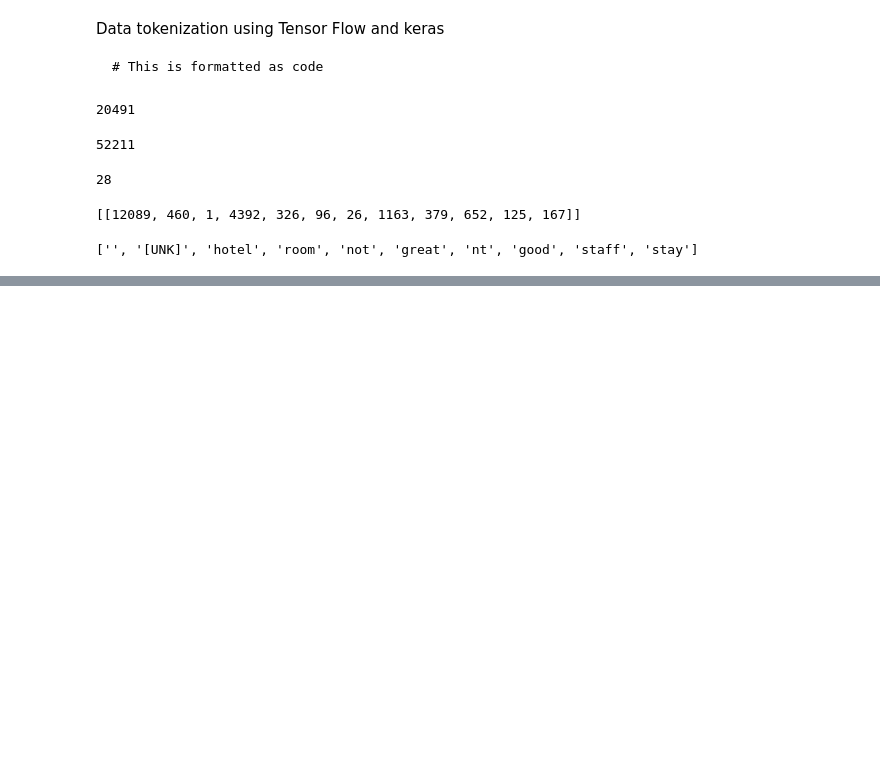
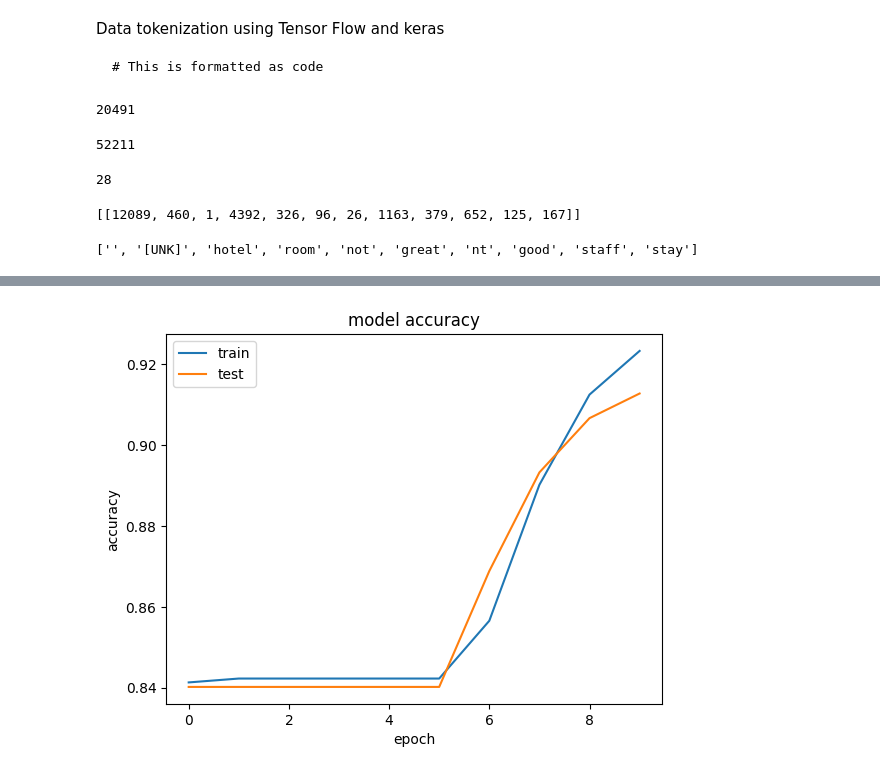
Before and after one commit to Khushbu1985/GenerativeAI, a Jupyter notebook: Embeddings_Sentiments.ipynb, the cells around one changed output, grey strips where cells are left out. Cells and saved outputs as stored; diff of their text form; code cells hidden in the pictures; blank space fills up the shorter version.

```diff
--- a/Embeddings_Sentiments.ipynb
+++ b/Embeddings_Sentiments.ipynb
@@ -86,0 +179,12 @@ vectorize_layer.get_vocabulary()[0:10]
+# %%
+sgd = SGD(learning_rate=0.01, momentum=0.8)
+# %%
+emb_model.compile(optimizer=sgd,
+              loss='binary_crossentropy',
+              metrics=['accuracy'])
+# %%
+emb_history = emb_model.fit(X_train,
+                            y_train,
+                            epochs=10,
+                            batch_size=32,
+                            validation_split=0.3)
@@ -86,0 +212,26 @@ vectorize_layer.get_vocabulary()[0:10]
+# %%
+def plot_accuracy(hist):
+    plt.plot(hist['accuracy'])
+    plt.plot(hist['val_accuracy'])
+    plt.title('model accuracy')
+    plt.ylabel('accuracy')
+    plt.xlabel('epoch')
+    plt.legend(['train',
+                'test'],
+               loc='upper left')
+    plt.show()
+
+def plot_loss(hist):
+    plt.plot(hist['loss'])
+    plt.plot(hist['val_loss'])
+    plt.title('model loss')
+    plt.ylabel('loss')
+    plt.xlabel('epoch')
+    plt.legend(['train',
+                'test'],
+               loc='upper left')
+    plt.show()
+# %%
+plot_accuracy( emb_history.history )
+# %% [output]
+[figure, added]
```
Also changed, not shown: parts of 18 cells of this notebook.
